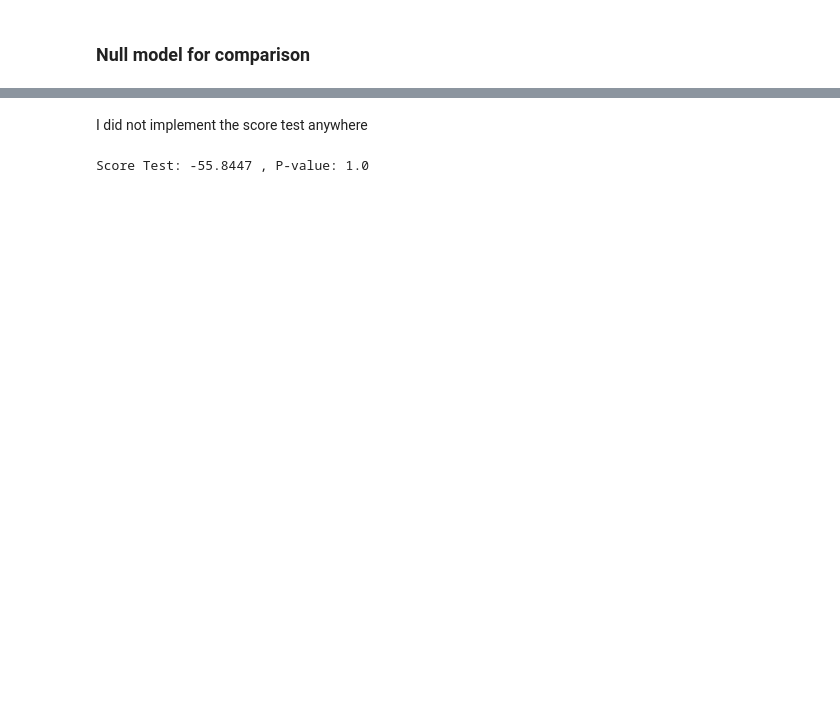
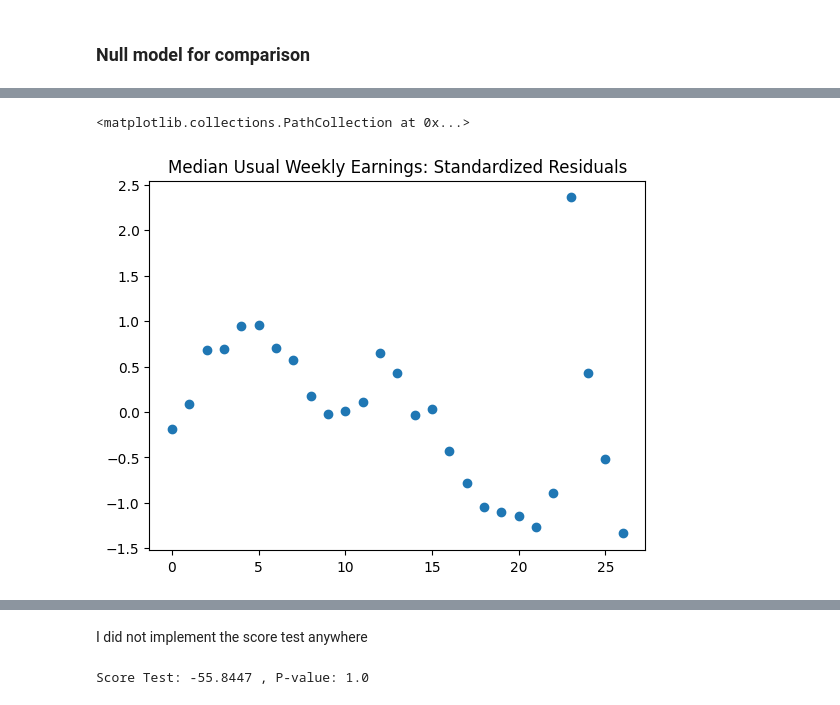
Before and after one commit to KingJMS1/LogisticProject, a Jupyter notebook: logistic_final.ipynb, the cells around one changed output, grey strips where cells are left out. Drawn from its saved outputs; the diff is of its cells as text; code cells hidden in the pictures; blank space fills up the shorter version.

```diff
--- a/logistic_final.ipynb
+++ b/logistic_final.ipynb
@@ -541,3 +547,9 @@ paramsn, Xn, yn, In = betareg.fit_regression(None, y)
+# %%
+plt.title("Median Usual Weekly Earnings: Standardized Residuals")
+plt.scatter(np.arange(len(y)), betareg.std_resids(paramsm, Xm, ym))
+# %% [output]
+<matplotlib.collections.PathCollection at 0x...>
+[figure, added]
 # %%
 n, p = Xn.shape
 betareg.summary(paramsn, [], Xn, yn, In)
```
Also changed, not shown: parts of 11 cells of this notebook, 1 other file.
